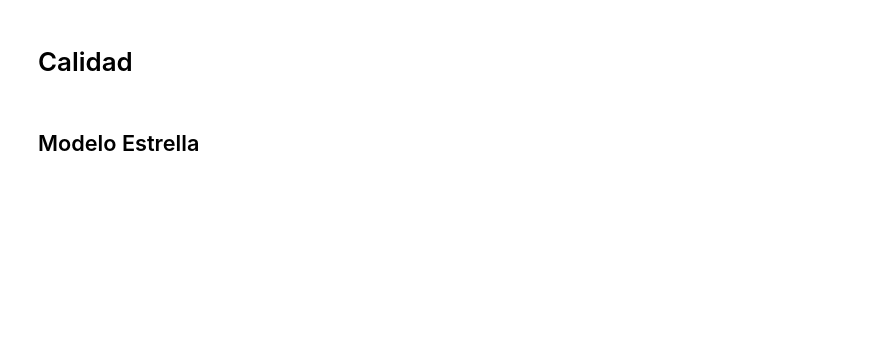
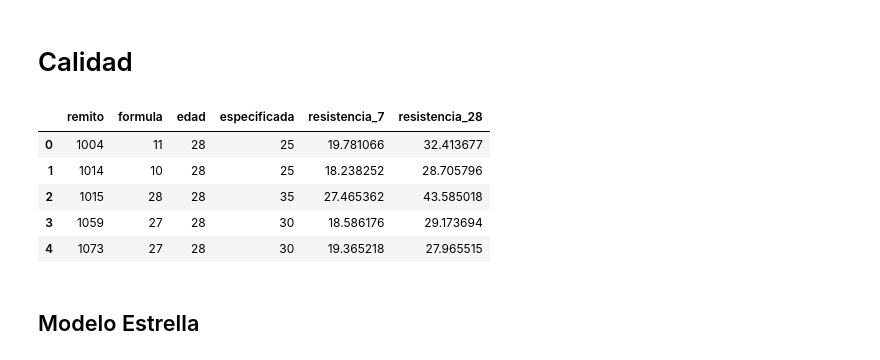
Before and after one commit to mbbau/Simulations_of_Concrete_production, a Jupyter notebook: Simulaciones_hormigonera.IPYNB, the cells around one changed output. Drawn from its saved outputs; the diff is of its cells as text; code cells hidden in the pictures; blank space fills up the shorter version.

```diff
--- a/Simulaciones_hormigonera.IPYNB
+++ b/Simulaciones_hormigonera.IPYNB
@@ -264,6 +260,15 @@ for remito in remitos:
 df_controles = pd.DataFrame(datos_controles)
 
 df_controles.to_csv('fact_calidad.csv')
+# %%
+df_controles.head()
+# %% [output]
+|  | remito | formula | edad | especificada | resistencia_7 | resistencia_28 |
+| 0 | 1004 | 11 | 28 | 25 | 19.781066 | 32.413677 |
+| 1 | 1014 | 10 | 28 | 25 | 18.238252 | 28.705796 |
+| 2 | 1015 | 28 | 28 | 35 | 27.465362 | 43.585018 |
+| 3 | 1059 | 27 | 28 | 30 | 18.586176 | 29.173694 |
+| 4 | 1073 | 27 | 28 | 30 | 19.365218 | 27.965515 |
 # %% [markdown]
 ## Modelo Estrella
 # %%
```
Also changed, not shown: parts of 8 cells of this notebook, 7 other files.
